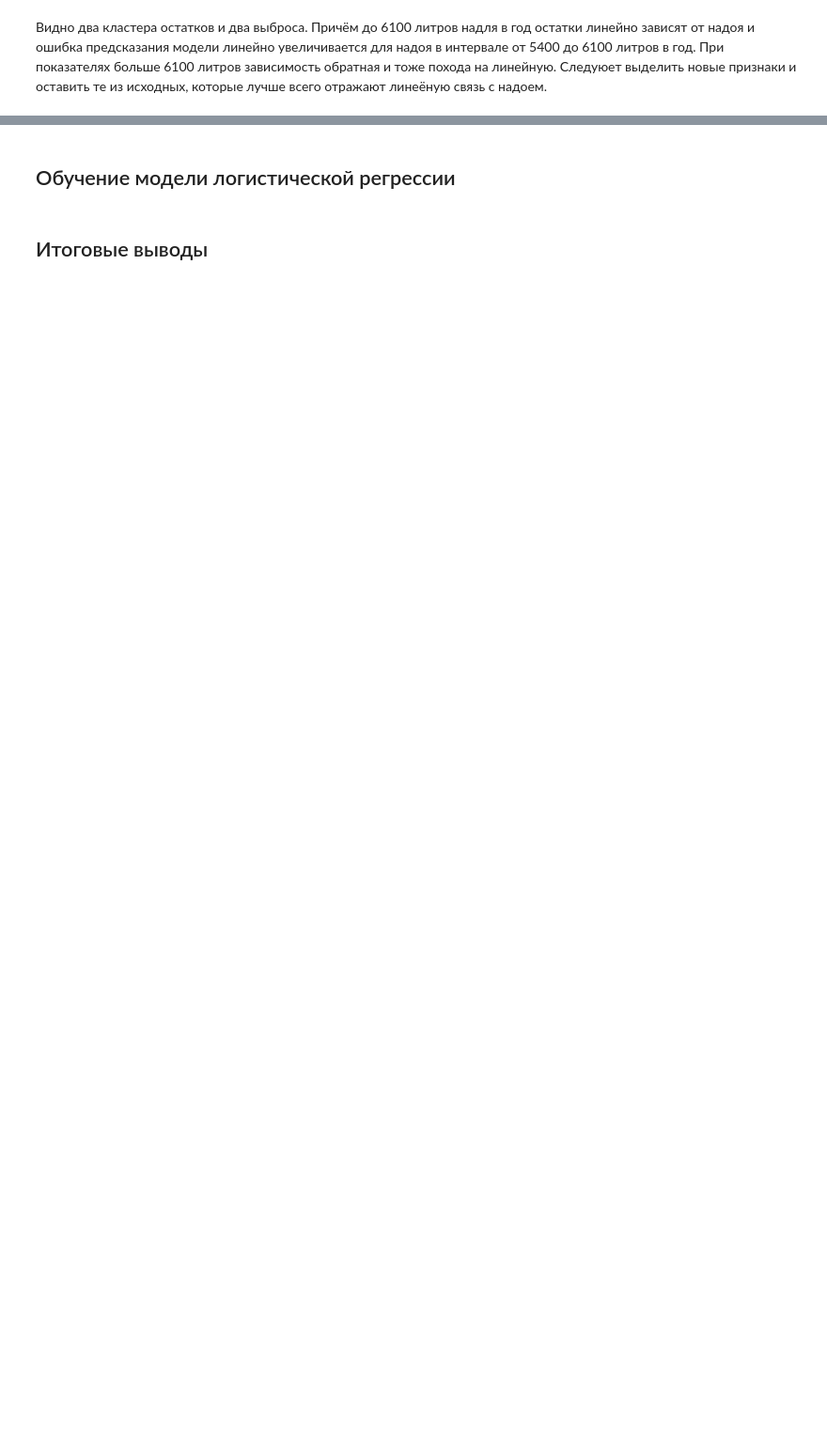
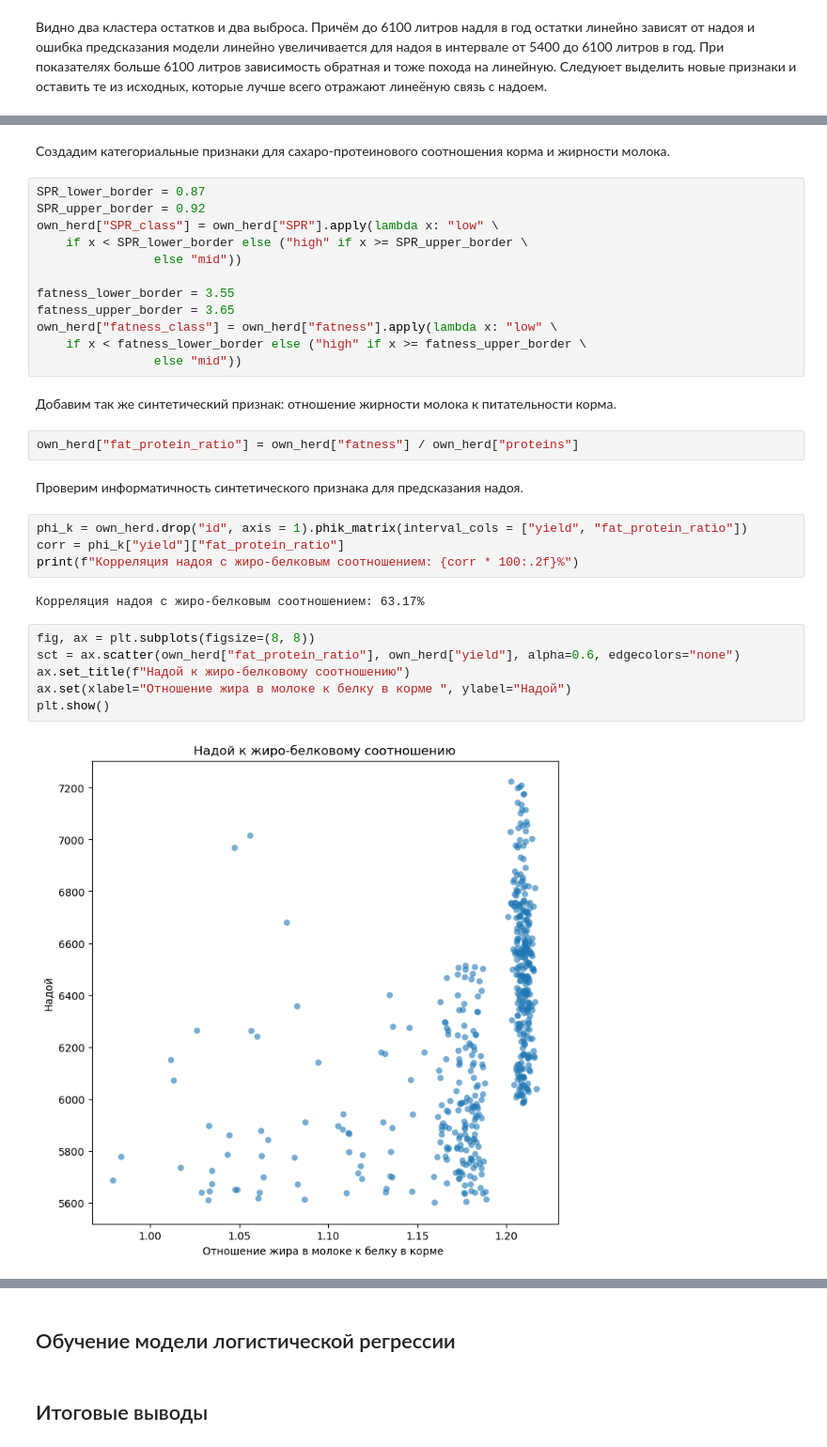
Before and after one commit to EvanderLatine/DS_Practicum, a Jupyter notebook: Ferm_Predictions/research.ipynb, the cells around one changed output, grey strips where cells are left out. Shown at 94% size. Drawn from its saved outputs; the diff is of its cells as text; blank space fills up the shorter version.

```diff
--- a/Ferm_Predictions/research.ipynb
+++ b/Ferm_Predictions/research.ipynb
@@ -969,0 +973,34 @@ plt.show()
+# %% [markdown]
+Создадим категориальные признаки для сахаро-протеинового соотношения корма и жирности молока.
+# %%
+SPR_lower_border = 0.87
+SPR_upper_border = 0.92
+own_herd["SPR_class"] = own_herd["SPR"].apply(lambda x: "low" \
+    if x < SPR_lower_border else ("high" if x >= SPR_upper_border \
+                else "mid"))
+
+fatness_lower_border = 3.55
+fatness_upper_border = 3.65
+own_herd["fatness_class"] = own_herd["fatness"].apply(lambda x: "low" \
+    if x < fatness_lower_border else ("high" if x >= fatness_upper_border \
+                else "mid"))
+# %% [markdown]
+Добавим так же синтетический признак: отношение жирности молока к питательности корма.
+# %%
+own_herd["fat_protein_ratio"] = own_herd["fatness"] / own_herd["proteins"]
+# %% [markdown]
+Проверим информатичность синтетического признака для предсказания надоя.
+# %%
+phi_k = own_herd.drop("id", axis = 1).phik_matrix(interval_cols = ["yield", "fat_protein_ratio"])
+corr = phi_k["yield"]["fat_protein_ratio"]
+print(f"Корреляция надоя с жиро-белковым соотношением: {corr * 100:.2f}%")
+# %% [output]
+Корреляция надоя с жиро-белковым соотношением: 63.17%
+# %%
+fig, ax = plt.subplots(figsize=(8, 8))
+sct = ax.scatter(own_herd["fat_protein_ratio"], own_herd["yield"], alpha=0.6, edgecolors="none")
+ax.set_title(f"Надой к жиро-белковому соотношению")
+ax.set(xlabel="Отношение жира в молоке к белку в корме ", ylabel="Надой")
+plt.show()
+# %% [output]
+[figure, added]
```
Also changed, not shown: parts of 49 cells of this notebook.
